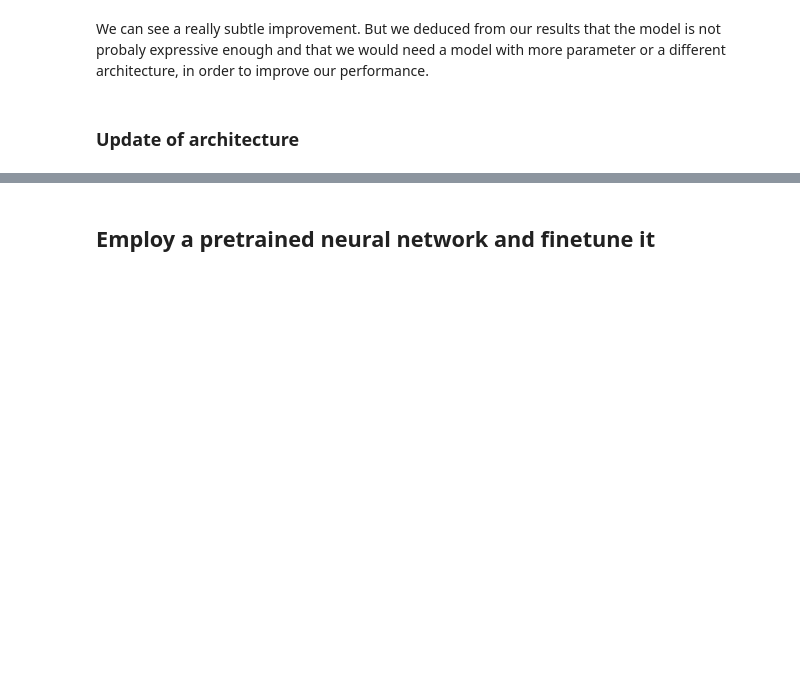
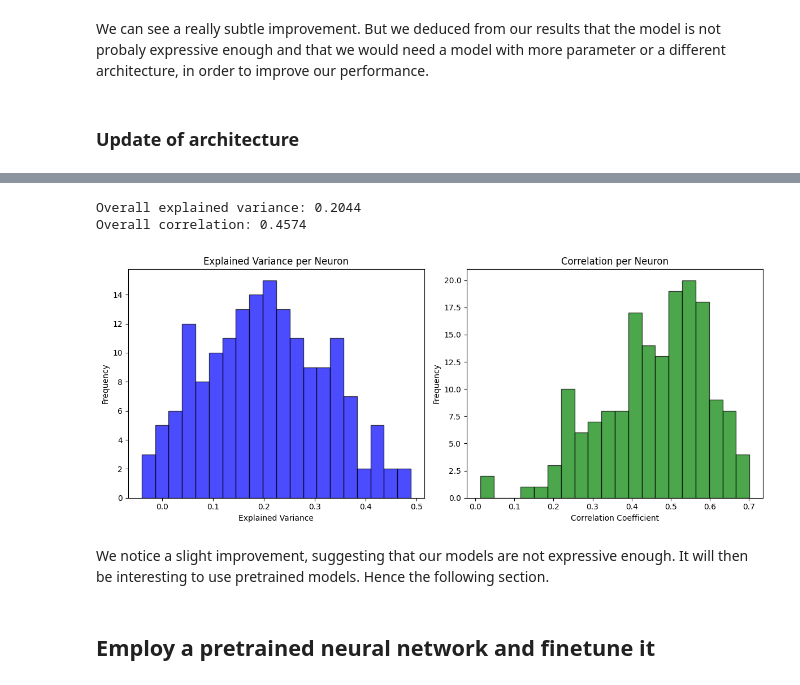
Before and after one commit to MetthewB/NX-414-Team-16, a Jupyter notebook: week8.ipynb, the cells around one changed output, grey strips where cells are left out. Drawn from its saved outputs; the diff is of its cells as text; code cells hidden in the pictures; blank space fills up the shorter version.

Commit message:
Add DeeperCNN
Tried to use a deeperCNN to see if it would lead to better results + updated ReadMe

```diff
--- a/week8.ipynb
+++ b/week8.ipynb
@@ -278,5 +304,15 @@ As we can see it here, that lead to terrible performance. Moreover, the dropout
 # %% [markdown]
 To solve those problems, we decided to add a little of L2 regularization inside of the optimizer (weight_decay=1e-5). The motivation for reducing the dropout is that the risk with the dropout might lead to not using the model to its full potential. The motivation of setting a weight_decay is that we still want some sort of nregularization.
+# %%
+import torch.optim as optim
+
+# Define the loss function
+loss_function = nn.MSELoss()
+
+# Define the optimizer
+learning_rate = 0.001
+optimizer = optim.Adam(shallow_cnn.parameters(), lr=learning_rate, weight_decay=1e-5)##################################################
+scheduler = StepLR(optimizer, step_size=10, gamma=0.6)
 # %%
 train_model(shallow_cnn, train_dataloader, val_dataloader, loss_function, optimizer, epochs=20, device=device, scheduler=scheduler)
 # %% [output]
@@ -314,0 +383,16 @@ We can see a really subtle improvement. But we deduced from our results that the
+# %%
+# Initialize the model
+n_neurons = spikes_train.shape[1]
+deeper_cnn = DeeperCNN(n_neurons=n_neurons)
+# %%
+import torch.optim as optim
+
+# Define the loss function
+loss_function = nn.MSELoss()
+
+# Define the optimizer
+learning_rate = 0.001
+optimizer = optim.Adam(deeper_cnn.parameters(), lr=learning_rate, weight_decay=1e-5)
+scheduler = StepLR(optimizer, step_size=10, gamma=0.6)
+# %%
+train_model(deeper_cnn, train_dataloader, val_dataloader, loss_function, optimizer, epochs=20, device=device, scheduler=scheduler)
@@ -315,3 +420,13 @@ We can see a really subtle improvement. But we deduced from our results that the
+# %%
+device = "cpu"
+# Evaluate model on the validation set
+evaluate_model(deeper_cnn, val_dataloader, spikes_val, device=device)
+# %% [output]
+Overall explained variance: 0.2044
+Overall correlation: 0.4574
+[figure, added]
+# %% [markdown]
+We notice a slight improvement, suggesting that our models are not expressive enough. It will then be interesting to use pretrained models. Hence the following section.
 # %% [markdown]
 ## Employ a pretrained neural network and finetune it
 # %% [markdown]
```
Also changed, not shown: parts of 9 cells of this notebook, 1 other file.
